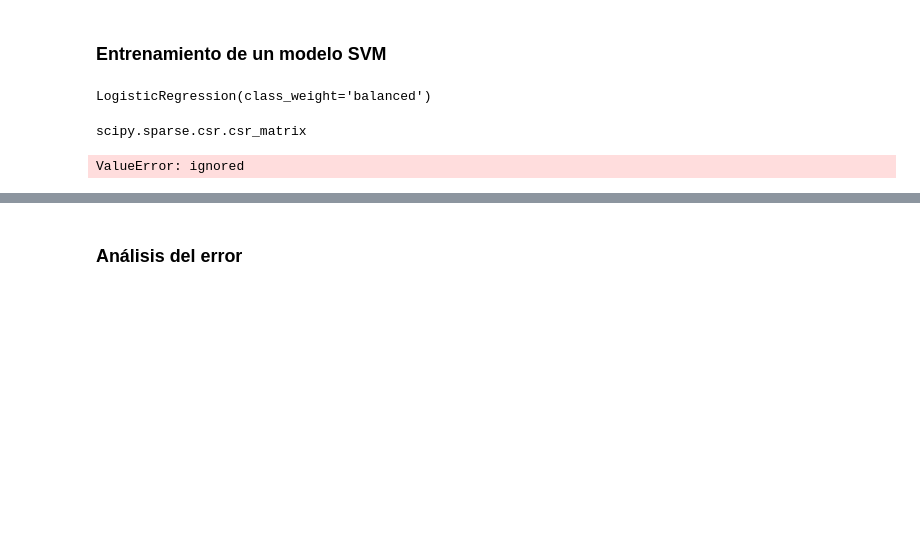
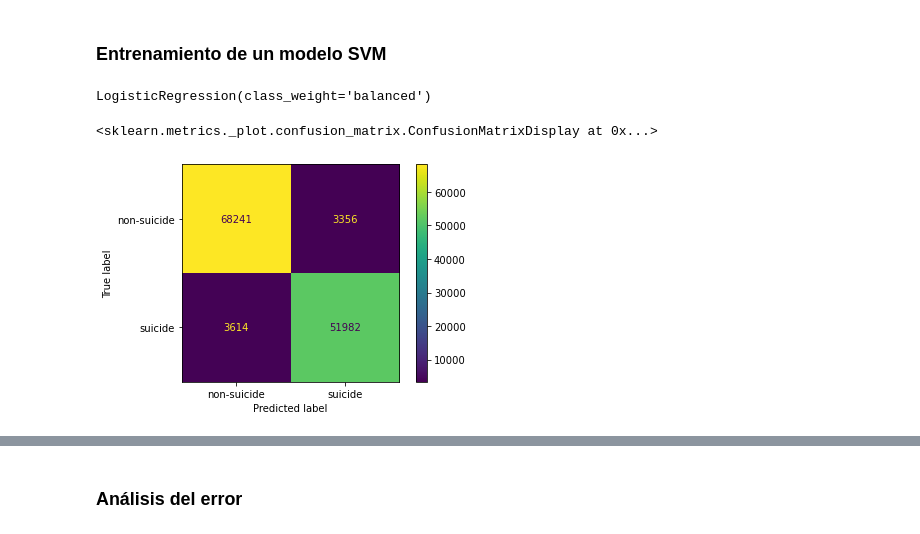
Before and after one commit to nfajardor/ISIS3301-Proyecto1-Etapa1, a Jupyter notebook: random_forest_NLP.ipynb, the cells around one changed output, grey strips where cells are left out. Saved outputs shown, nothing was run; the diff lists cells and outputs as text; code cells hidden in the pictures; blank space fills up the shorter version.

Commit message:
working LR model

```diff
--- a/random_forest_NLP.ipynb
+++ b/random_forest_NLP.ipynb
@@ -182,2 +158,0 @@ bow_model = RandomForestClassifier(random_state = 2)
-# %%
-bow_model.fit(X_bow, y_train)
@@ -245,2 +158,0 @@ tfidf_model = RandomForestClassifier(random_state = 3)
-# %%
-tfidf_model.fit(X_tfidf, y_train)
@@ -295,9 +172,10 @@ y_train_svm_predict = lr_model.predict(X_tfidf)
 X_test_tfidf = tfidf.transform(X_test.values.astype('U'))
 # %%
 type(X_tfidf)
-# %% [output]
-scipy.sparse.csr.csr_matrix
 # %%
 y_test_svm_predict = lr_model.predict(X_test_tfidf)
-# %% [output]
-ValueError: ignored
+# %%
+ConfusionMatrixDisplay.from_predictions(y_train, y_train_svm_predict)
+# %% [output]
+<sklearn.metrics._plot.confusion_matrix.ConfusionMatrixDisplay at 0x...>
+[figure, added]
```
Also changed, not shown: parts of 56 cells of this notebook.
